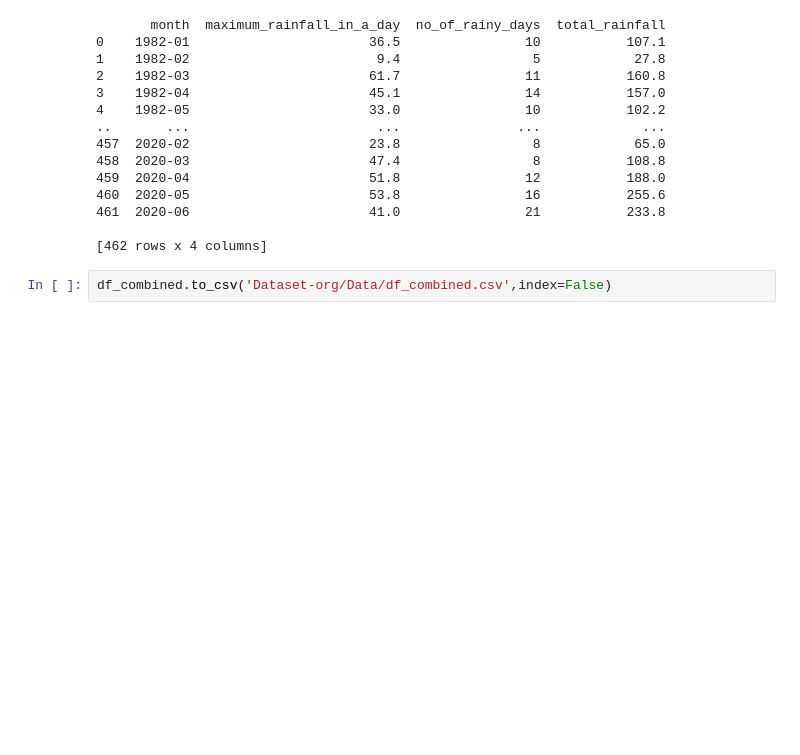
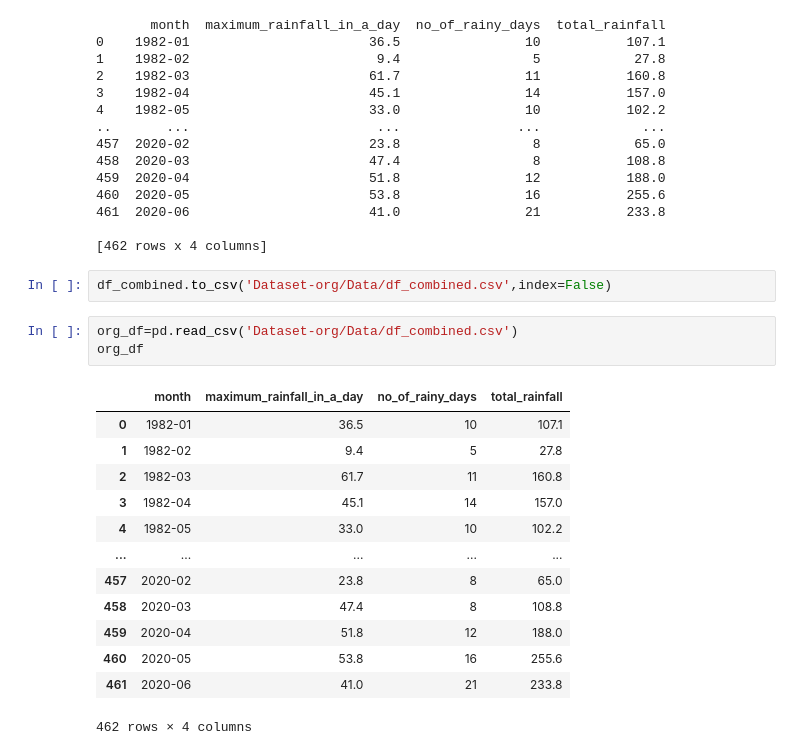
Before and after one commit to sudhi48/Rainfall-Time-Series, a Jupyter notebook: RainfallTimeSeries.ipynb, the cells around one changed output. Saved outputs shown, nothing was run; the diff lists cells and outputs as text; blank space fills up the shorter version.

```diff
--- a/RainfallTimeSeries.ipynb
+++ b/RainfallTimeSeries.ipynb
@@ -54,3 +54,20 @@ print(df_combined)
 [462 rows x 4 columns]
 # %%
 df_combined.to_csv('Dataset-org/Data/df_combined.csv',index=False)
+# %%
+org_df=pd.read_csv('Dataset-org/Data/df_combined.csv')
+org_df
+# %% [output]
+|  | month | maximum_rainfall_in_a_day | no_of_rainy_days | total_rainfall |
+| 0 | 1982-01 | 36.5 | 10 | 107.1 |
+| 1 | 1982-02 | 9.4 | 5 | 27.8 |
+| 2 | 1982-03 | 61.7 | 11 | 160.8 |
+| 3 | 1982-04 | 45.1 | 14 | 157.0 |
+| 4 | 1982-05 | 33.0 | 10 | 102.2 |
+| ... | ... | ... | ... | ... |
+| 457 | 2020-02 | 23.8 | 8 | 65.0 |
+| 458 | 2020-03 | 47.4 | 8 | 108.8 |
+| 459 | 2020-04 | 51.8 | 12 | 188.0 |
+| 460 | 2020-05 | 53.8 | 16 | 255.6 |
+| 461 | 2020-06 | 41.0 | 21 | 233.8 |
+462 rows × 4 columns
```
Also changed, not shown: parts of 1 cell of this notebook.
